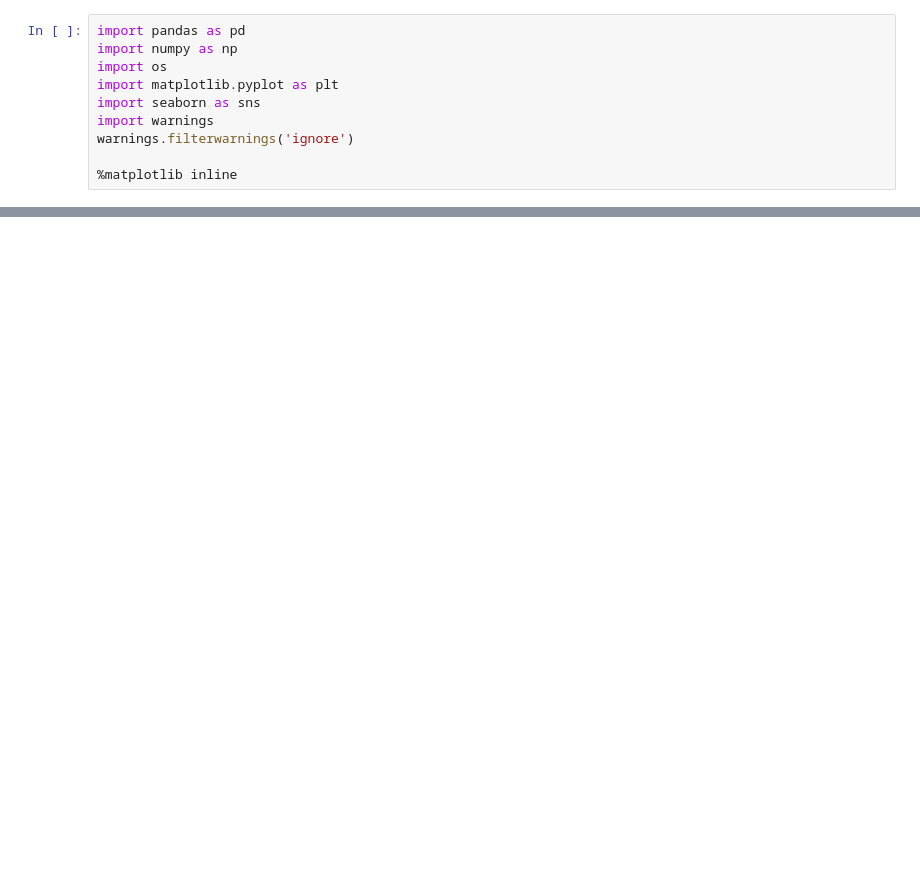
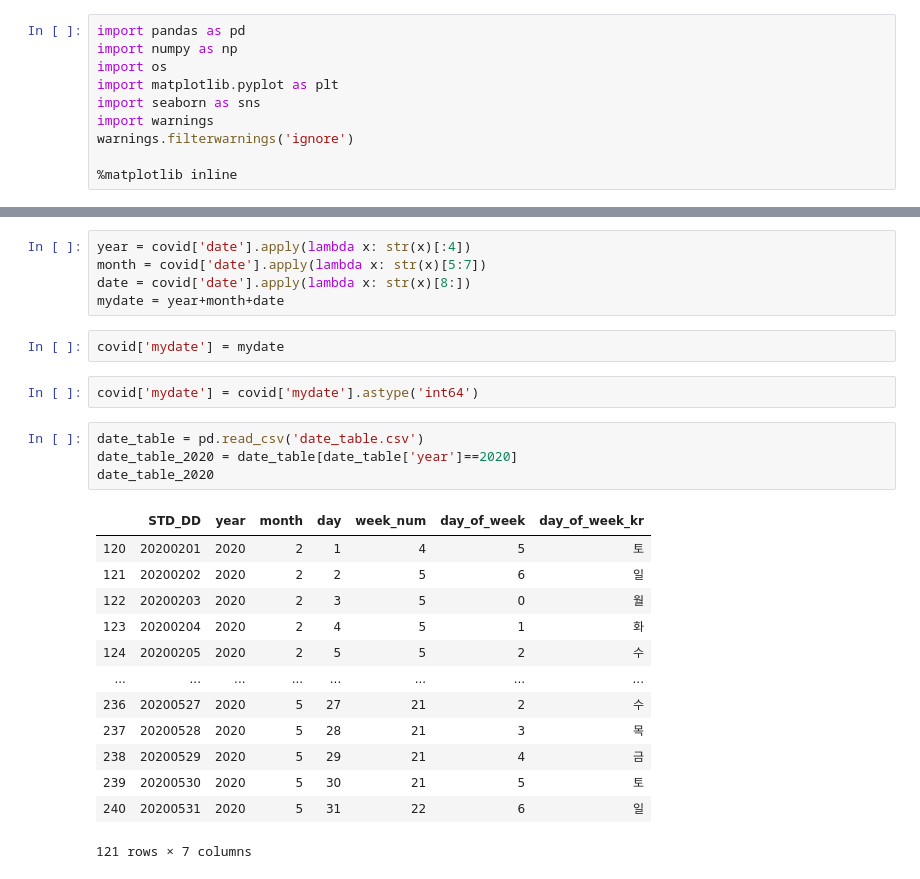
Before and after one commit to SeoroMin/dacon_jejucard, a Jupyter notebook: minhyeok/Untitled2.ipynb, the cells around one changed output, grey strips where cells are left out. Saved outputs shown, nothing was run; the diff lists cells and outputs as text; blank space fills up the shorter version.

```diff
--- a/minhyeok/Untitled2.ipynb
+++ b/minhyeok/Untitled2.ipynb
@@ -724,0 +28,27 @@ for i in mhlist:
+# %%
+year = covid['date'].apply(lambda x: str(x)[:4])
+month = covid['date'].apply(lambda x: str(x)[5:7])
+date = covid['date'].apply(lambda x: str(x)[8:])
+mydate = year+month+date
+# %%
+covid['mydate'] = mydate
+# %%
+covid['mydate'] = covid['mydate'].astype('int64')
+# %%
+date_table = pd.read_csv('date_table.csv')
+date_table_2020 = date_table[date_table['year']==2020]
+date_table_2020
+# %% [output]
+|  | STD_DD | year | month | day | week_num | day_of_week | day_of_week_kr |
+| 120 | 20200201 | 2020 | 2 | 1 | 4 | 5 | 토 |
+| 121 | 20200202 | 2020 | 2 | 2 | 5 | 6 | 일 |
+| 122 | 20200203 | 2020 | 2 | 3 | 5 | 0 | 월 |
+| 123 | 20200204 | 2020 | 2 | 4 | 5 | 1 | 화 |
+| 124 | 20200205 | 2020 | 2 | 5 | 5 | 2 | 수 |
+| ... | ... | ... | ... | ... | ... | ... | ... |
+| 236 | 20200527 | 2020 | 5 | 27 | 21 | 2 | 수 |
+| 237 | 20200528 | 2020 | 5 | 28 | 21 | 3 | 목 |
+| 238 | 20200529 | 2020 | 5 | 29 | 21 | 4 | 금 |
+| 239 | 20200530 | 2020 | 5 | 30 | 21 | 5 | 토 |
+| 240 | 20200531 | 2020 | 5 | 31 | 22 | 6 | 일 |
+121 rows × 7 columns
```
Also changed, not shown: parts of 80 cells of this notebook, 1 other file.
